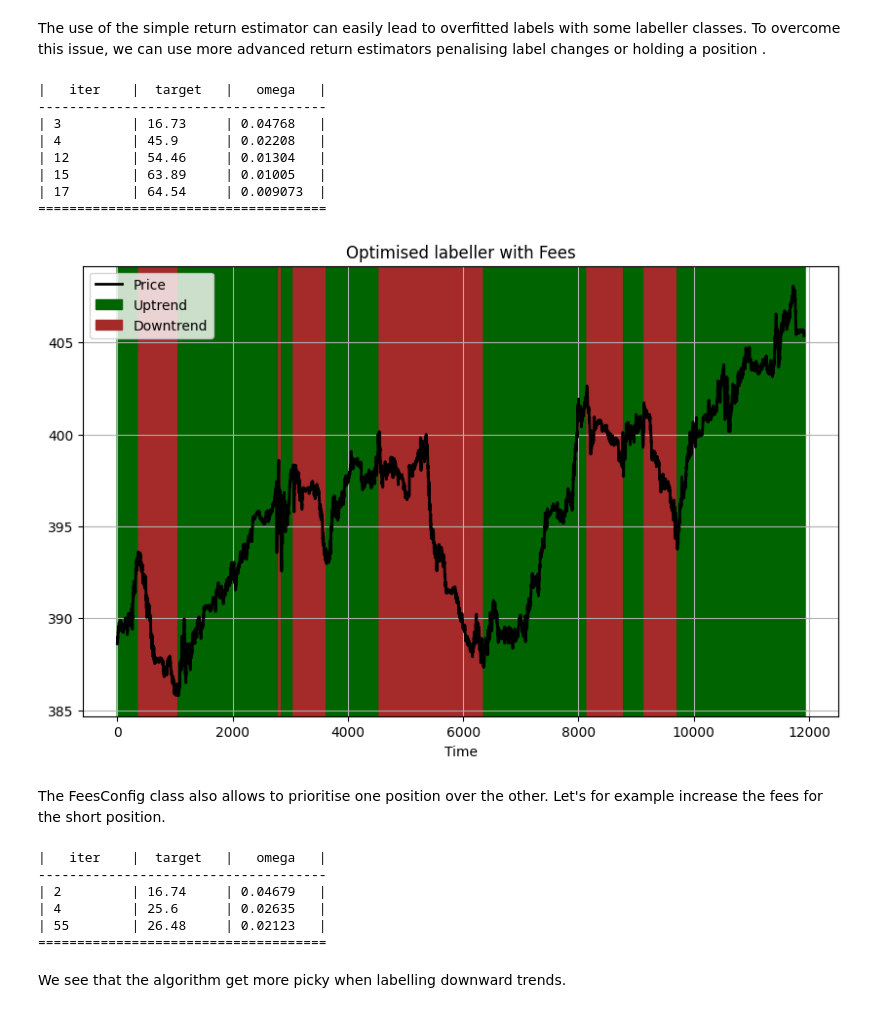
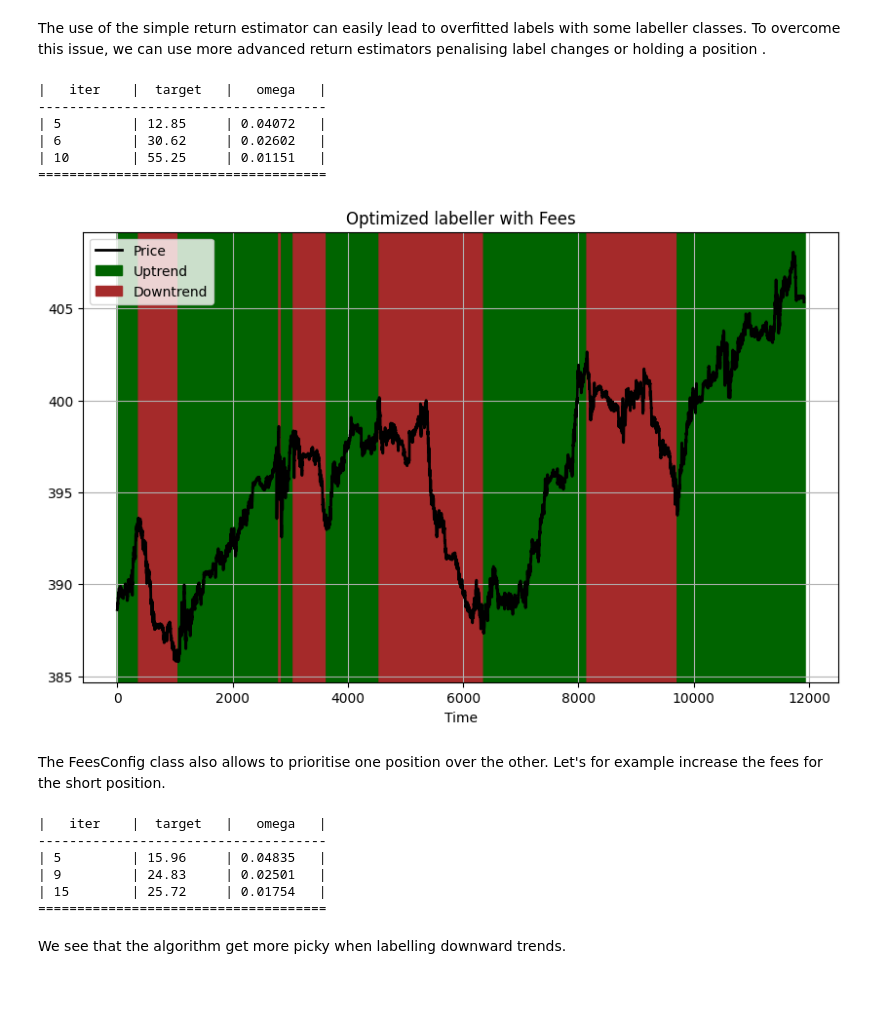
Before and after one commit to agpenas/tstrends, a Jupyter notebook: notebooks/simple_labeller_howto.ipynb, the cells around one changed output. Saved outputs shown, nothing was run; the diff lists cells and outputs as text; code cells hidden in the pictures.

```diff
--- a/notebooks/simple_labeller_howto.ipynb
+++ b/notebooks/simple_labeller_howto.ipynb
@@ -56,7 +56,7 @@ We can also specify the acquisition function. Here we use the upper confidence b
 custom_bounds = {
     "omega": (0, 0.1),
 }
-opt.optimise(BinaryCTL, concatenated_closing_prices, custom_bounds, verbose=1)
+optimization_results = opt.optimize(BinaryCTL, concatenated_closing_prices, custom_bounds, verbose=1)
 # %% [output]
 |   iter    |  target   |   omega   |
 -------------------------------------
@@ -78,27 +82,25 @@ The use of the simple return estimator can easily lead to overfitted labels with
 from src.returns_estimation.returns_estimation import ReturnsEstimatorWithFees
 
 fees_config = FeesConfig(
-    lp_transaction_fees=0.009, # Higher fees discourage frequent label changes
-    sp_transaction_fees=0.009
+    lp_transaction_fees=0.01, # Higher fees discourage frequent label changes
+    sp_transaction_fees=0.01
 )
-# Let's repeat the optimisation with the new return estimator.
-opt = Optimiser(ReturnsEstimatorWithFees(fees_config), initial_points=10, nb_iter=80)
-opt.optimise(BinaryCTL, concatenated_closing_prices, custom_bounds, verbose=1)
+# Let's repeat the optimization with the new return estimator.
+opt = Optimizer(ReturnsEstimatorWithFees(fees_config), initial_points=10, nb_iter=80)
+optimization_results = opt.optimize(BinaryCTL, concatenated_closing_prices, custom_bounds, verbose=1)
 # %% [output]
 |   iter    |  target   |   omega   |
 -------------------------------------
-| 3         | 16.73     | 0.04768   |
-| 4         | 45.9      | 0.02208   |
-| 12        | 54.46     | 0.01304   |
-| 15        | 63.89     | 0.01005   |
-| 17        | 64.54     | 0.009073  |
+| 5         | 12.85     | 0.04072   |
+| 6         | 30.62     | 0.02602   |
+| 10        | 55.25     | 0.01151   |
 =====================================
 # %%
-labeller = BinaryCTL(**opt.optimiser.max['params'])
+labeller = BinaryCTL(**optimization_results['params'])
 labels = labeller.get_labels(concatenated_closing_prices)
-plot_trend_labels(concatenated_closing_prices, labels, title="Optimised labeller with Fees")
+plot_trend_labels(concatenated_closing_prices, labels, title="Optimized labeller with Fees")
 # %% [output]
-[figure, old version]
+[figure, new version]
 # %% [markdown]
 The FeesConfig class also allows to prioritise one position over the other. Let's for example increase the fees for the short position.
 # %%
@@ -106,18 +108,18 @@ fees_config = FeesConfig(
     lp_transaction_fees=0.002,
     sp_transaction_fees=0.04,
 )
-opt = Optimiser(ReturnsEstimatorWithFees(fees_config), initial_points=10, nb_iter=50)
-opt.optimise(BinaryCTL, concatenated_closing_prices, custom_bounds, verbose=1)
+opt = Optimizer(ReturnsEstimatorWithFees(fees_config), initial_points=10, nb_iter=50)
+opt.optimize(BinaryCTL, concatenated_closing_prices, custom_bounds, verbose=1)
 
 
-labeller = BinaryCTL(**opt.optimiser.max['params'])
+labeller = BinaryCTL(**optimization_results['params'])
 labels = labeller.get_labels(concatenated_closing_prices)
 # %% [output]
 |   iter    |  target   |   omega   |
 -------------------------------------
-| 2         | 16.74     | 0.04679   |
-| 4         | 25.6      | 0.02635   |
-| 55        | 26.48     | 0.02123   |
+| 5         | 15.96     | 0.04835   |
+| 9         | 24.83     | 0.02501   |
+| 15        | 25.72     | 0.01754   |
 =====================================
 # %% [markdown]
 We see that the algorithm get more picky when labelling downward trends.
```
Also changed, not shown: parts of 7 cells of this notebook, 12 other files.
